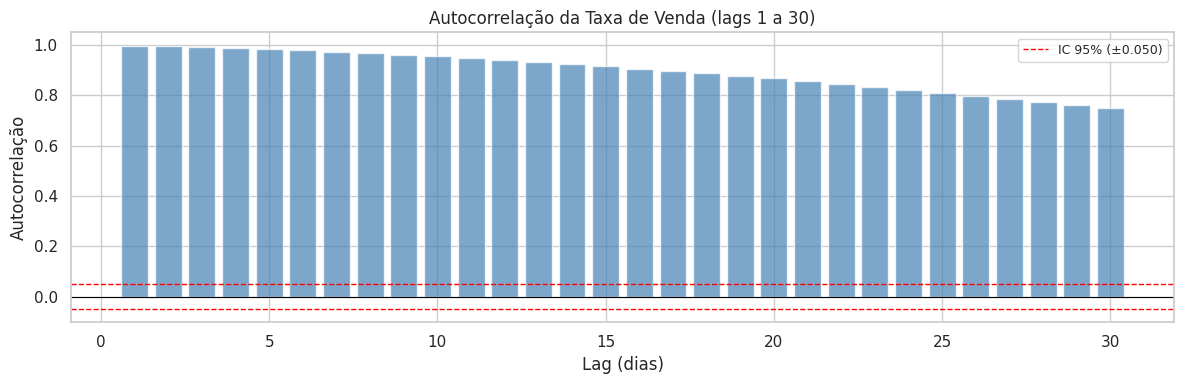
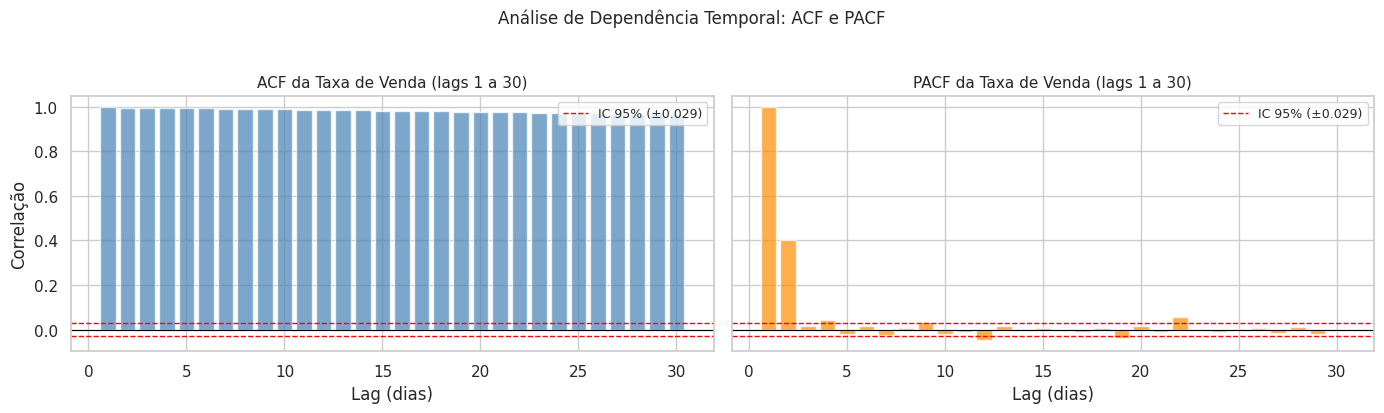
The change to this notebook cell's code, shown as a diff; its figure went from the first image to the second:
--- before
+++ after
@@ -4,20 +4,39 @@
 max_lag = 30
 autocorr = [serie.autocorr(lag=i) for i in range(1, max_lag + 1)]
+pacf_values = pacf(serie, nlags=max_lag, method='ywm')[1:]
 
-fig, ax = plt.subplots(figsize=(12, 4))
+fig, axes = plt.subplots(1, 2, figsize=(14, 4), sharey=True)
+
+# ACF
+ax = axes[0]
 ax.bar(range(1, max_lag + 1), autocorr, color='steelblue', alpha=0.7)
 ax.axhline(0, color='black', linewidth=0.8)
-# Intervalo de confiança aproximado para autocorrelação
 ci = 1.96 / np.sqrt(len(serie))
 ax.axhline(ci, color='red', linestyle='--', linewidth=1, label=f'IC 95% (±{ci:.3f})')
 ax.axhline(-ci, color='red', linestyle='--', linewidth=1)
-ax.set_title('Autocorrelação da Taxa de Venda (lags 1 a 30)', fontsize=12)
+ax.set_title('ACF da Taxa de Venda (lags 1 a 30)', fontsize=11)
 ax.set_xlabel('Lag (dias)')
-ax.set_ylabel('Autocorrelação')
+ax.set_ylabel('Correlação')
 ax.legend(fontsize=9)
+
+# PACF
+ax = axes[1]
+ax.bar(range(1, max_lag + 1), pacf_values, color='darkorange', alpha=0.7)
+ax.axhline(0, color='black', linewidth=0.8)
+ax.axhline(ci, color='red', linestyle='--', linewidth=1, label=f'IC 95% (±{ci:.3f})')
+ax.axhline(-ci, color='red', linestyle='--', linewidth=1)
+ax.set_title('PACF da Taxa de Venda (lags 1 a 30)', fontsize=11)
+ax.set_xlabel('Lag (dias)')
+ax.legend(fontsize=9)
+
+plt.suptitle('Análise de Dependência Temporal: ACF e PACF', fontsize=12, y=1.03)
 plt.tight_layout()
 plt.show()
 
-print('Autocorrelações para lags selecionados:')
+print('Autocorrelações (ACF) para lags selecionados:')
 for lag in [1, 2, 3, 5, 10, 21]:
     print(f'  Lag {lag:2d}: {serie.autocorr(lag=lag):.4f}')
+
+print('\nAutocorrelações parciais (PACF) para lags selecionados:')
+for lag in [1, 2, 3, 5, 10, 21]:
+    print(f'  Lag {lag:2d}: {pacf_values[lag-1]:.4f}')

Commit: Implement new feature for user authentication and improve error handling